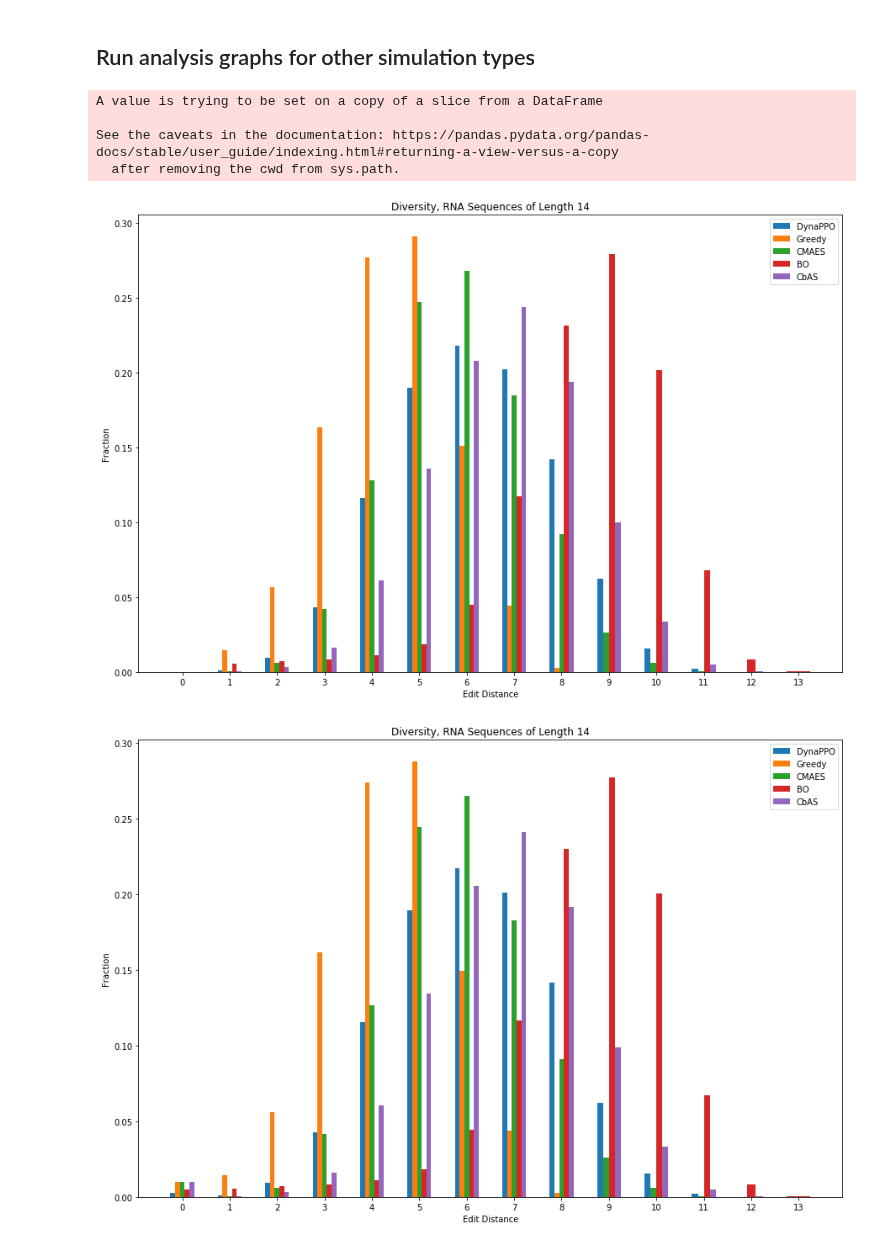
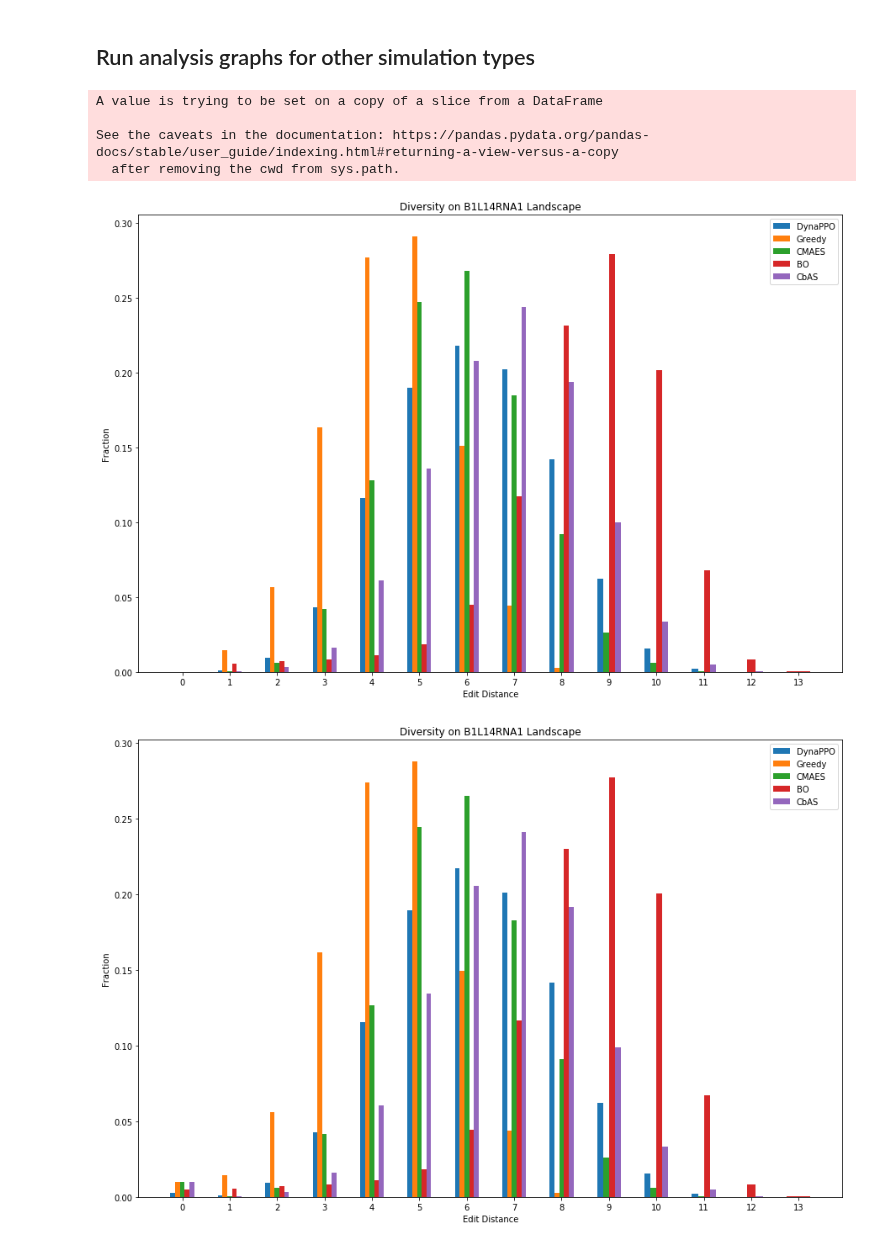
Before and after one commit to samsinai/FLEXS, a Jupyter notebook: notebooks/Analysis_multiple_sims.ipynb, the cells around one changed output. Drawn from its saved outputs; the diff is of its cells as text; code cells hidden in the pictures.

Commit message:
Added new diversity plot generating notebook.

```diff
--- a/notebooks/Analysis_multiple_sims.ipynb
+++ b/notebooks/Analysis_multiple_sims.ipynb
@@ -117,22 +117,22 @@ def edit_distance_from_top(seq_df, top_seq):
     return distances
 # %%
 top_seqs = {
-    'B1L14RNA1': '',
-    'B2L14RNA1+2': '',
-    'TF': ''
+    'B1L14RNA1': 'GGGGGCCCCGCGCG',
+    'B2L14RNA1+2': 'GGGGGCCCCGCGCG',
+    'PAX3_G48R_R1': 'AATCGATT',
+    'POU3F4_REF_R1': 'ATTATGCA',
+    'SIX6_REF_R1': 'AGGTATCA',
+    'VAX2_REF_R1': 'CTAATTAG',
+    'VSX1_REF_R1': 'CTAATTAG'
 }
 
-def plot_diversity(func, landscape_id, start_id, title, cutoff=0):
+def plot_diversity(func, landscape_id, start_id, title, cutoff=0, top_sequence=None):
     file_names = {'DynaPPO': 'DynaPPO_Agent_0.5_10_20.csv',
                   'Greedy': 'Greedy_mu1_tr0.05_r0.2_rho1.csv',
                   'CMAES': 'CMAES.csv',
                   'BO': 'BO_Explorer_RNA_All.csv',
                   'CbAS': 'CbAS_consistency_robustness_independence_04-09-2020.csv'
                   }
-    if landscape_id == 'B1L14RNA1':
-        peaks = open('../plotting_data_subset/peaks_B1L14RNA1.txt')
-    elif landscape_id == 'B1L14RNA2':
-        peaks = open('../plotting_data_subset/peaks_B2L14RNA1+2.txt')
     batches = {}
     for name, file_name in file_names.items():
         test_data = pd.read_csv("../plotting_data_subset/" + file_name)
@@ -147,7 +147,7 @@ def plot_diversity(func, landscape_id, start_id, title, cutoff=0):
     max_count = 0
     counts_by_exp = defaultdict(dict)
     for name, batch in batches.items():
-        sequential_distances = func(batch, top_seqs[landscape_id])
+        sequential_distances = func(batch, top_sequence)
         counts = Counter(itertools.chain.from_iterable(sequential_distances))
         total = sum(counts.values())
         if counts:
@@ -173,17 +173,17 @@ def plot_diversity(func, landscape_id, start_id, title, cutoff=0):
     plt.show()
 # %%
 plot_diversity(compute_sequential_edit_distances, 'B1L14RNA1', 'startRNAL14_0',
-               'Diversity, RNA Sequences of Length 14')
+               'Diversity on B1L14RNA1 Landscape', top_sequence=top_seqs['B1L14RNA1'])
 # %% [output]
 A value is trying to be set on a copy of a slice from a DataFrame
 
 See the caveats in the documentation: https://pandas.pydata.org/pandas-docs/stable/user_guide/indexing.html#returning-a-view-versus-a-copy
   after removing the cwd from sys.path.
-[figure, old version]
+[figure, new version]
 # %%
 plot_diversity(compute_all_edit_distances, 'B1L14RNA1', 'startRNAL14_0',
-               'Diversity, RNA Sequences of Length 14')
+               'Diversity on B1L14RNA1 Landscape', top_sequence=top_seqs['B1L14RNA1'])
 # %% [output]
-[figure, old version]
+[figure, new version]
 # %%
 plot_diversity(compute_sequential_edit_distances, 'B1L14RNA1', 'startRNAL14_0',
```
Also changed, not shown: parts of 8 cells of this notebook.
